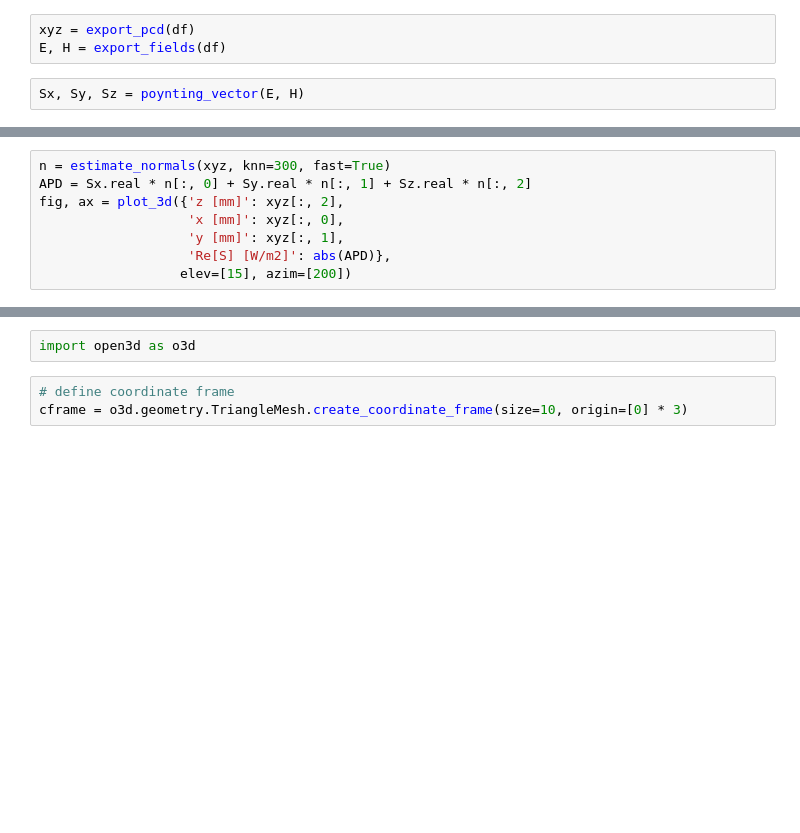
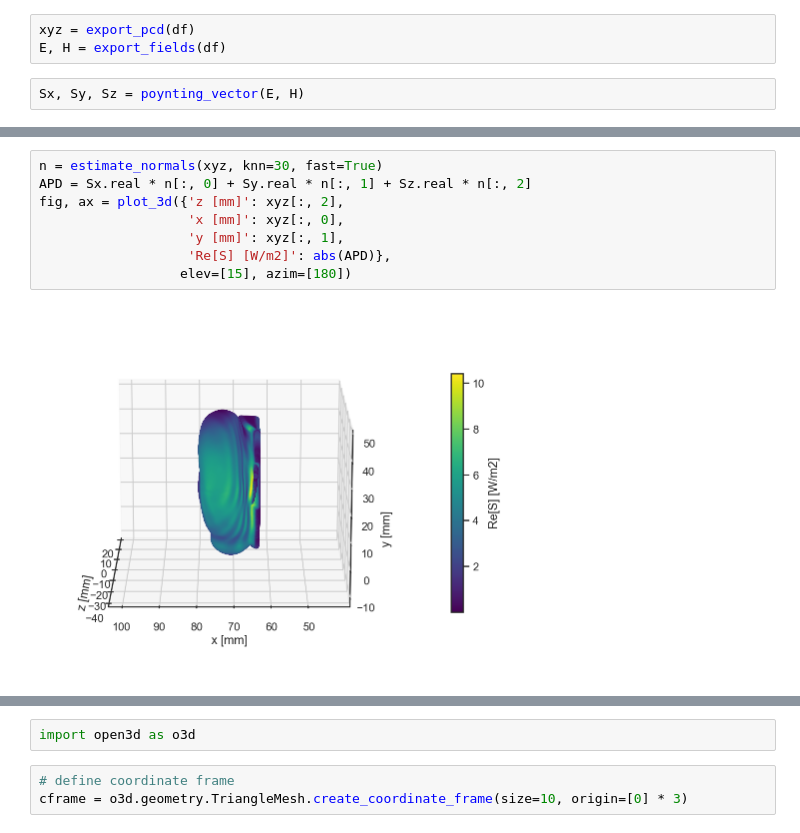
Before and after one commit to akapet00/EMF-exposure-analysis, a Jupyter notebook: notebooks/IMBioC2022_paper.ipynb, the cells around one changed output, grey strips where cells are left out. Drawn from its saved outputs; the diff is of its cells as text; blank space fills up the shorter version.

```diff
--- a/notebooks/IMBioC2022_paper.ipynb
+++ b/notebooks/IMBioC2022_paper.ipynb
@@ -156,8 +172,10 @@ fig, ax = plot_3d({'z [mm]': xyz[:, 2],
 # %%
-n = estimate_normals(xyz, knn=300, fast=True)
+n = estimate_normals(xyz, knn=30, fast=True)
 APD = Sx.real * n[:, 0] + Sy.real * n[:, 1] + Sz.real * n[:, 2]
 fig, ax = plot_3d({'z [mm]': xyz[:, 2],
                    'x [mm]': xyz[:, 0],
                    'y [mm]': xyz[:, 1],
                    'Re[S] [W/m2]': abs(APD)},
-                  elev=[15], azim=[200])
+                  elev=[15], azim=[180])
+# %% [output]
+[figure, added]
```
Also changed, not shown: parts of 21 cells of this notebook.
